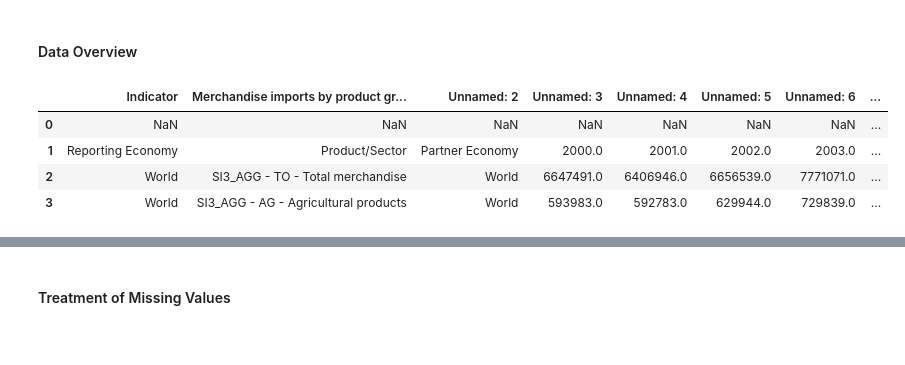
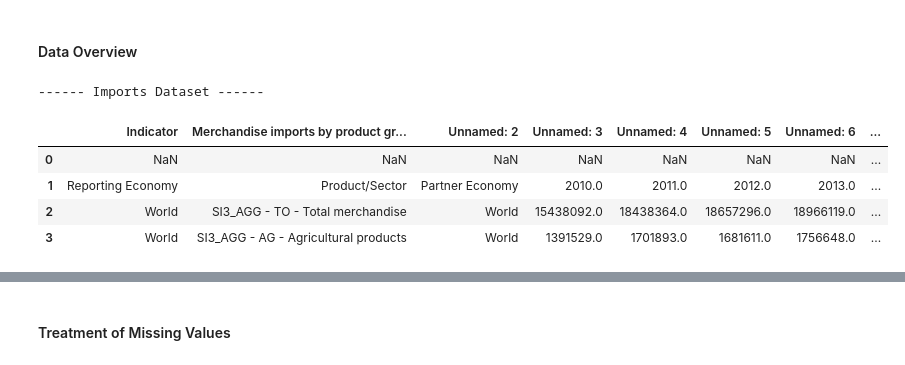
Before and after one commit to kesnel/ayiti-analytics-capstone-project, a Jupyter notebook: EDA.ipynb, the cells around one changed output, grey strips where cells are left out. Saved outputs shown, nothing was run; the diff lists cells and outputs as text; code cells hidden in the pictures.

```diff
--- a/EDA.ipynb
+++ b/EDA.ipynb
@@ -30,7 +30,7 @@ from sklearn.cluster import KMeans
 # Display all columns in the DataFrame using pandas settings
 pd.set_option('display.max_columns', None)
 # %%
-df = pd.read_excel('data/WtoData_import_by_countries.xlsx')
+df_imports = pd.read_excel('data/WtoData_worldwide_import_from_2010_to_2022.xlsx')
 # %% [markdown]
 <br><br>
 # %% [markdown]
@@ -59,11 +64,13 @@ Explain where did you get the data. How can you trust this data? Who produced th
 #### Data Overview
 # %%
 # Displaying the dataframe
-df.head(4)
+print('------ Imports Dataset ------')
+display(df_imports.head(4))
 # %% [output]
+------ Imports Dataset ------
 |  | Indicator | Merchandise imports by product gr... | Unnamed: 2 | Unnamed: 3 | Unnamed: 4 | Unnamed: 5 | Unnamed: 6 | ... |
 | 0 | NaN | NaN | NaN | NaN | NaN | NaN | NaN | ... |
-| 1 | Reporting Economy | Product/Sector | Partner Economy | 2000.0 | 2001.0 | 2002.0 | 2003.0 | ... |
-| 2 | World | SI3_AGG - TO - Total merchandise | World | 6647491.0 | 6406946.0 | 6656539.0 | 7771071.0 | ... |
-| 3 | World | SI3_AGG - AG - Agricultural products | World | 593983.0 | 592783.0 | 629944.0 | 729839.0 | ... |
+| 1 | Reporting Economy | Product/Sector | Partner Economy | 2010.0 | 2011.0 | 2012.0 | 2013.0 | ... |
+| 2 | World | SI3_AGG - TO - Total merchandise | World | 15438092.0 | 18438364.0 | 18657296.0 | 18966119.0 | ... |
+| 3 | World | SI3_AGG - AG - Agricultural products | World | 1391529.0 | 1701893.0 | 1681611.0 | 1756648.0 | ... |
 # %%
```
Also changed, not shown: parts of 17 cells of this notebook.
